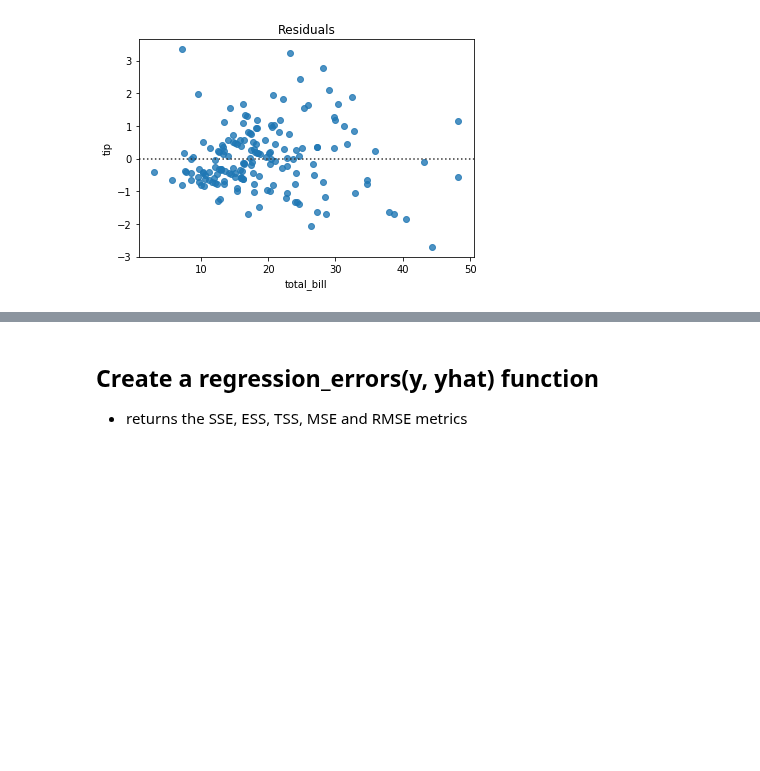
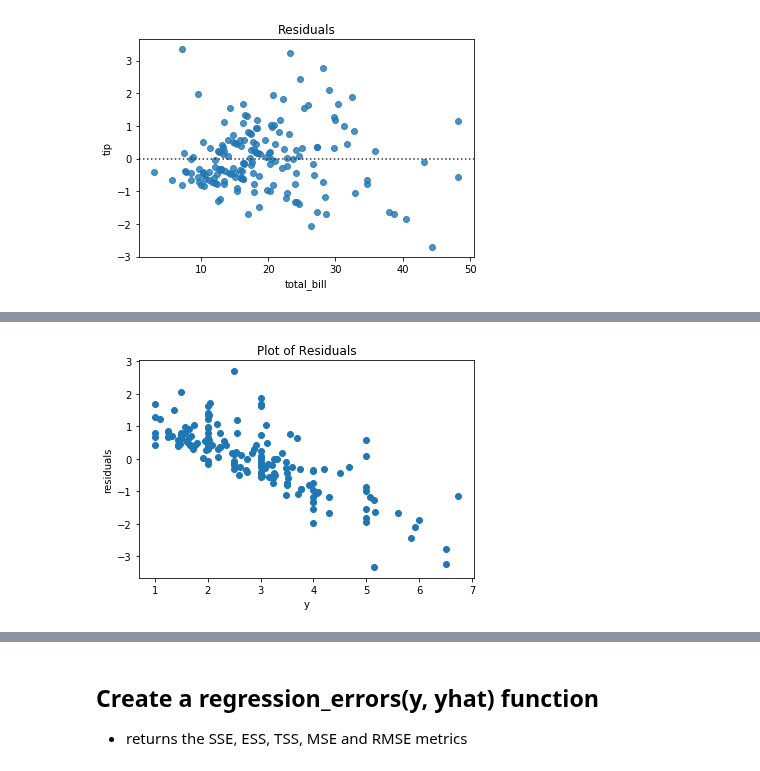
Before and after one commit to faithkane3/zillow_project, a Jupyter notebook: evaluate_walkthrough.ipynb, the cells around one changed output, grey strips where cells are left out. Drawn from its saved outputs; the diff is of its cells as text; code cells hidden in the pictures; blank space fills up the shorter version.

```diff
--- a/evaluate_walkthrough.ipynb
+++ b/evaluate_walkthrough.ipynb
@@ -100,0 +110,11 @@ evaluate.plot_residuals('total_bill', 'tip', train)
+# %%
+def matplot_residuals(y, yhat):
+    residuals = yhat - y
+    plt.scatter(y, residuals)
+    plt.title('Plot of Residuals')
+    plt.xlabel('y')
+    plt.ylabel('residuals')
+# %%
+matplot_residuals(y_train, ols_yhat)
+# %% [output]
+[figure, added]
```
Also changed, not shown: parts of 4 cells of this notebook, 2 other files.
